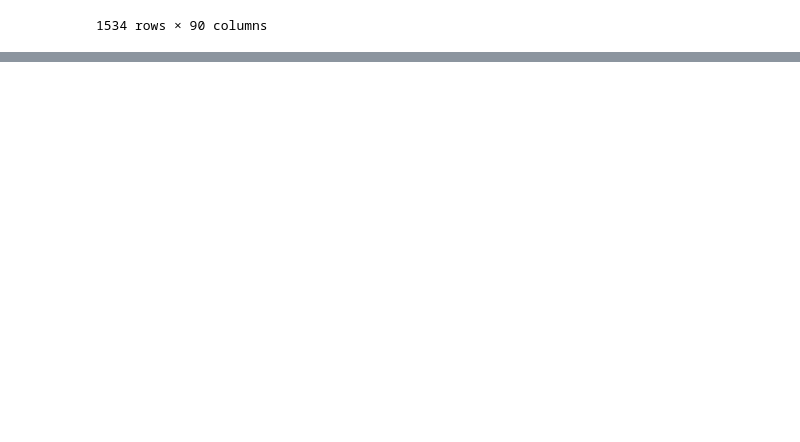
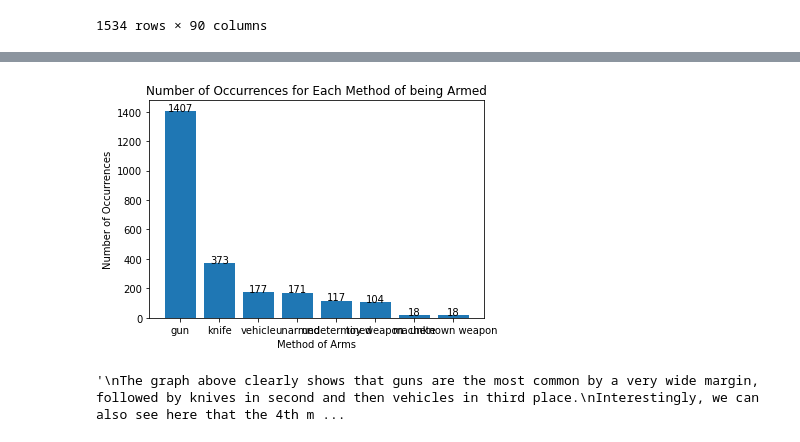
Before and after one commit to SaadSatter/Fatal_force_datascience, a Jupyter notebook: fatal_force_project_cse_351.ipynb, the cells around one changed output, grey strips where cells are left out. Drawn from its saved outputs; the diff is of its cells as text; code cells hidden in the pictures; blank space fills up the shorter version.

```diff
--- a/fatal_force_project_cse_351.ipynb
+++ b/fatal_force_project_cse_351.ipynb
@@ -881,0 +1293,8 @@ df_state_stats
+# %%
+armed_counts_reduced = dict()
+
+for tup in armed_counts_list:
+    if (tup[1] > 10):
+        armed_counts_reduced[tup[0]] = tup[1]
+
+armed_counts_reduced
@@ -881,0 +1310,29 @@ df_state_stats
+# %%
+'''
+We can also use a bar graph to visualize this data.
+'''
+# plt.bar(armed_counts_reduced.keys(), armed_counts_reduced.values())
+# plt.title("Number of Occurrences for Each Method of being Armed")
+# plt.xlabel("Method of Arms")
+# plt.ylabel("Number of Occurrences")
+# plt.show()
+
+
+x_list = list(armed_counts_reduced.keys())
+y_list = list(armed_counts_reduced.values())
+plt.bar(x_list, y_list)
+plt.title("Number of Occurrences for Each Method of being Armed")
+plt.xlabel("Method of Arms")
+plt.ylabel("Number of Occurrences")
+for i in range(len(x_list)):
+    plt.text(x_list[i], y_list[i], y_list[i], ha='center')
+plt.show()
+# %% [output]
+[figure, added]
+# %%
+'''
+The graph above clearly shows that guns are the most common by a very wide margin, followed by knives in second and then vehicles in third place.
+Interestingly, we can also see here that the 4th most common occurrence is actually "unarmed" - no weapons/items
+'''
+# %% [output]
+'\nThe graph above clearly shows that guns are the most common by a very wide margin, followed by knives in second and then vehicles in third place.\nInterestingly, we can also see here that the 4th m ...
```
Also changed, not shown: parts of 51 cells of this notebook, 1 other file.
